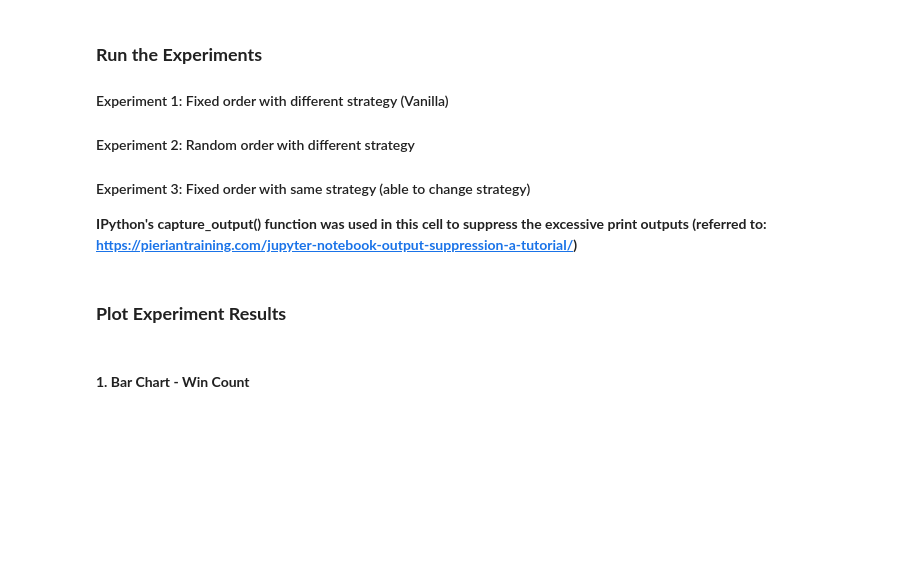
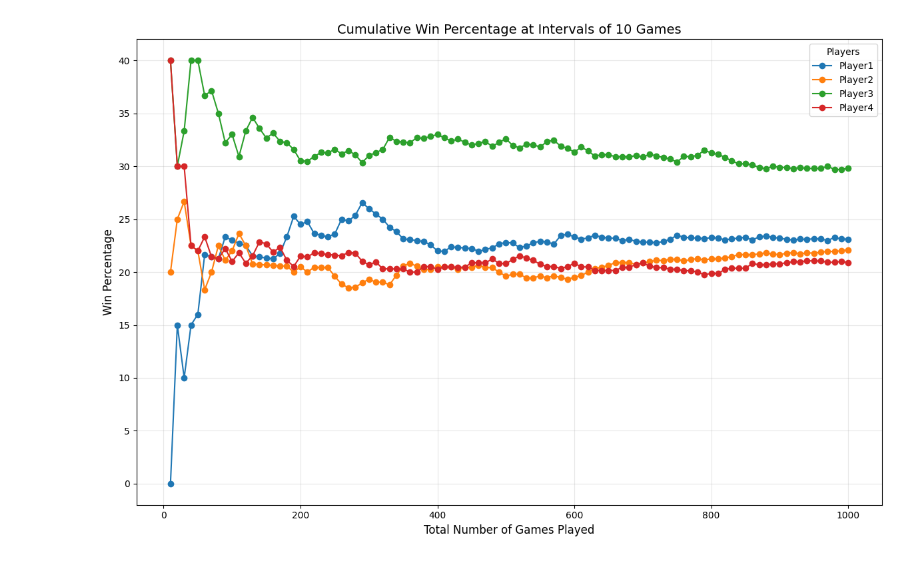
Before and after one commit to rscohen2/2024Fall_projects_LoveLettersGame, a Jupyter notebook: Simulation_plots.ipynb, the cells around one changed output. Drawn from its saved outputs; the diff is of its cells as text; code cells hidden in the pictures; blank space fills up the shorter version.

```diff
--- a/Simulation_plots.ipynb
+++ b/Simulation_plots.ipynb
@@ -35,20 +120,16 @@ def plot_simulation_results(title, win_counts):
 # %%
-# convergence line chart plotting function
-def plot_convergence(title, cum_wins, intervals):
-    plt.figure(figsize=(12, 8))
-    for player, percentages in cum_wins.items():
-        plt.plot(intervals, percentages, label=player)
+# reprinting just graph output below
 
-    plt.title(title, fontsize=14)
-    plt.xlabel("Total Number of Games Played", fontsize=12)
-    plt.ylabel("Win Percentage", fontsize=12)
-    plt.legend(title="Players", fontsize=10)
-    plt.grid(alpha=0.3)
-    plt.tight_layout()
-    plt.show()
+plt.figure(figsize=(12, 8))
+for player in player_list:
+    plt.plot(intervals, cum_wins[player], label=player, marker='o')
+
+plt.title("Cumulative Win Percentage at Intervals of 10 Games", fontsize=14)
+plt.xlabel("Total Number of Games Played", fontsize=12)
+plt.ylabel("Win Percentage", fontsize=12)
+plt.legend(title="Players", fontsize=10)
+plt.grid(alpha=0.3)
+plt.tight_layout()
+plt.show()
+# %% [output]
+[figure, added]
-# %% [markdown]
-### **Run the Experiments**
-#### Experiment 1: Fixed order with different strategy (Vanilla)
-#### Experiment 2: Random order with different strategy
-#### Experiment 3: Fixed order with same strategy (able to change strategy)
-**IPython's capture_output() function was used in this cell to suppress the excessive print outputs (referred to: https://pieriantraining.com/jupyter-notebook-output-suppression-a-tutorial/)**
@@ -115,4 +135,0 @@ with io.capture_output():
-# %% [markdown]
-### **Plot Experiment Results**
-# %% [markdown]
-#### **1. Bar Chart - Win Count**
```
Also changed, not shown: parts of 15 cells of this notebook, 1 other file.
